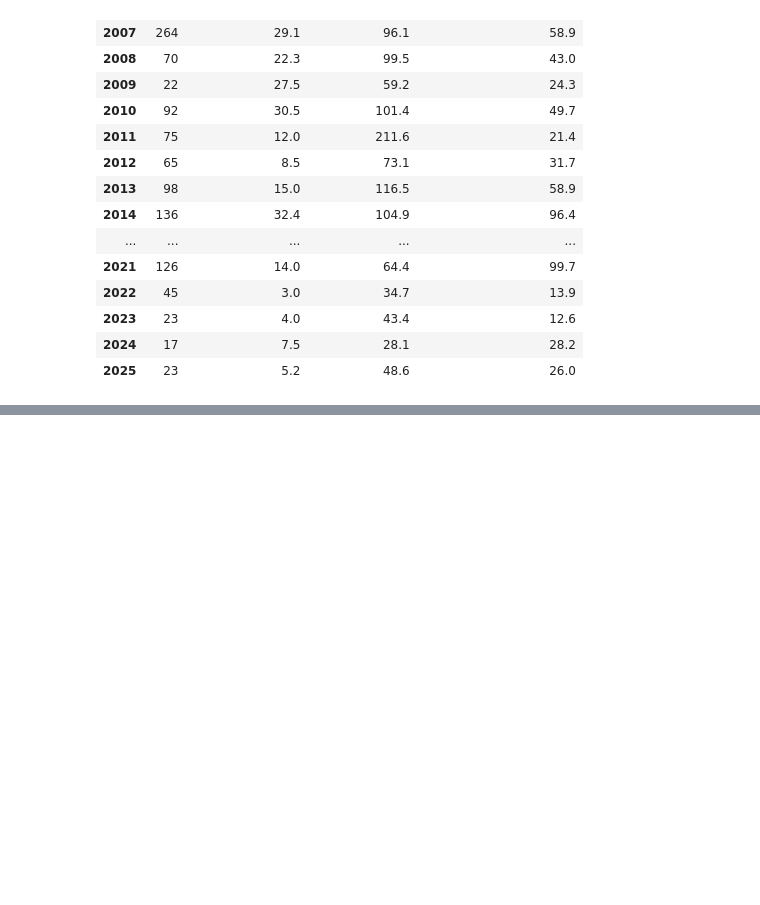
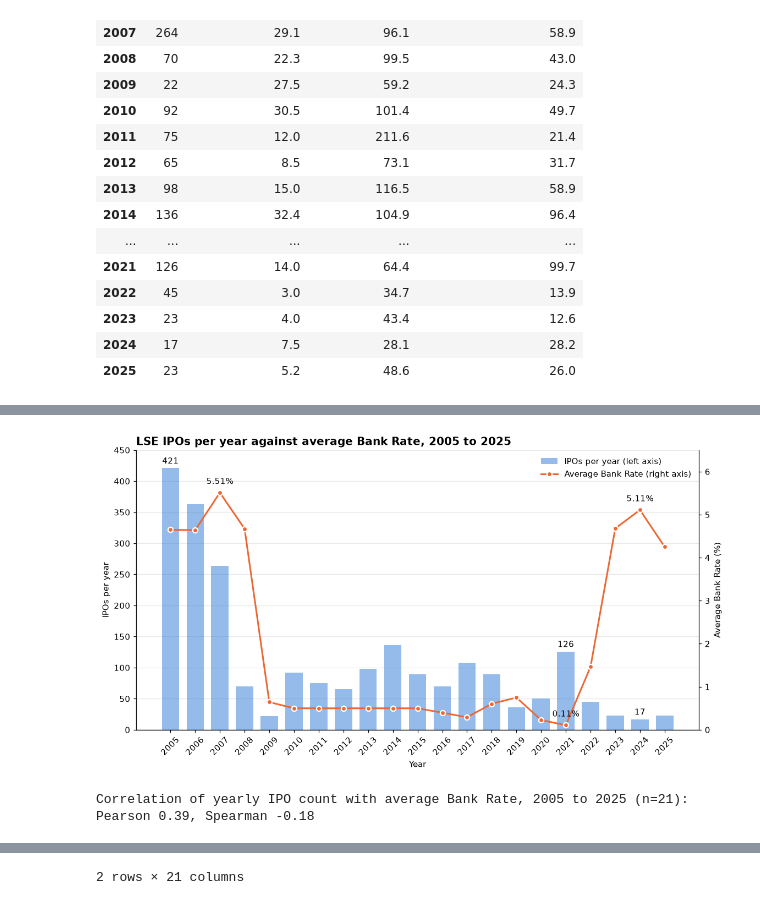
Before and after one commit to phoebec11/lseg-ipo-analytics1, a Jupyter notebook: SQL.ipynb, the cells around one changed output, grey strips where cells are left out. Cells and saved outputs as stored; diff of their text form; code cells hidden in the pictures; blank space fills up the shorter version.

```diff
--- a/SQL.ipynb
+++ b/SQL.ipynb
@@ -642,0 +365,50 @@ the FTSE sector, and read what the company does if it has none)? How much did it
+# %%
+rate = pd.read_csv("Bank Rate history and data Bank of England Database.csv")
+rate["date"] = pd.to_datetime(rate["Date Changed"], format="%d %b %y")
+rate = rate.sort_values("date").set_index("date")["Rate"]
+assert rate.index.is_unique and rate.index.min() < pd.Timestamp("2005-01-01")   # the rate in force on 1 Jan 2005 is known
+
+# Carry each rate forward to every day, then average the days in each year (a time-weighted yearly average).
+days = pd.date_range("2005-01-01", "2025-12-31")
+daily = rate.reindex(rate.index.union(days)).ffill().reindex(days)
+bank_rate = daily.groupby(daily.index.year).mean().rename("avg_bank_rate")
+
+macro = per_year[["ipos"]].join(bank_rate)
+assert len(macro) == 21 and macro["avg_bank_rate"].notna().all()
+
+# One chart, two y-axes: IPO count (bars, left axis) and average Bank Rate (line, right axis).
+fig, ax = plt.subplots(figsize=(12, 6))
+bars = ax.bar(macro.index, macro["ipos"], color=PALETTE[0], alpha=0.5, width=0.7, label="IPOs per year (left axis)")
+ax.set_ylim(0, 450)
+ax.set_ylabel("IPOs per year")
+ax.set_xlabel("Year")
+ax.set_xticks(macro.index)
+ax.tick_params(axis="x", rotation=45)
+ax.grid(axis="x", visible=False)
+for year in (2005, 2021, 2024):   # label only the years discussed in the text
+    ax.annotate(f"{macro.loc[year, 'ipos']:,}", (year, macro.loc[year, "ipos"]), ha="center", va="bottom",
+                xytext=(0, 3), textcoords="offset points", fontsize=10)
+
+ax_rate = ax.twinx()   # second y-axis, drawn on top of the bars
+ax_rate.spines["right"].set_visible(True)
+ax_rate.grid(False)
+(line,) = ax_rate.plot(macro.index, macro["avg_bank_rate"], color=PALETTE[1], linewidth=2, marker="o", markersize=6,
+                       markeredgecolor="white", markeredgewidth=1.5, label="Average Bank Rate (right axis)")
+ax_rate.set_ylim(0, 6.5)
+ax_rate.set_ylabel("Average Bank Rate (%)")
+for year in (2007, 2021, 2024):
+    ax_rate.annotate(f"{macro.loc[year, 'avg_bank_rate']:.2f}%", (year, macro.loc[year, "avg_bank_rate"]),
+                     ha="center", va="bottom", xytext=(0, 8), textcoords="offset points", fontsize=10)
+
+ax.set_title("LSE IPOs per year against average Bank Rate, 2005 to 2025", loc="left")
+ax.legend(handles=[bars, line], loc="upper right", frameon=False)
+fig.savefig(FIGURES / "q1_ipos_vs_bank_rate.png")
+plt.show()
+
+print(f"Correlation of yearly IPO count with average Bank Rate, 2005 to 2025 (n={len(macro)}): "
+      f"Pearson {macro['ipos'].corr(macro['avg_bank_rate']):.2f}, "
+      f"Spearman {macro['ipos'].corr(macro['avg_bank_rate'], method='spearman'):.2f}")
+macro.round(2).T
+# %% [output]
+[figure, added]
+Correlation of yearly IPO count with average Bank Rate, 2005 to 2025 (n=21): Pearson 0.39, Spearman -0.18
@@ -642,0 +418 @@ the FTSE sector, and read what the company does if it has none)? How much did it
+2 rows × 21 columns
```
Also changed, not shown: parts of 56 cells of this notebook.
